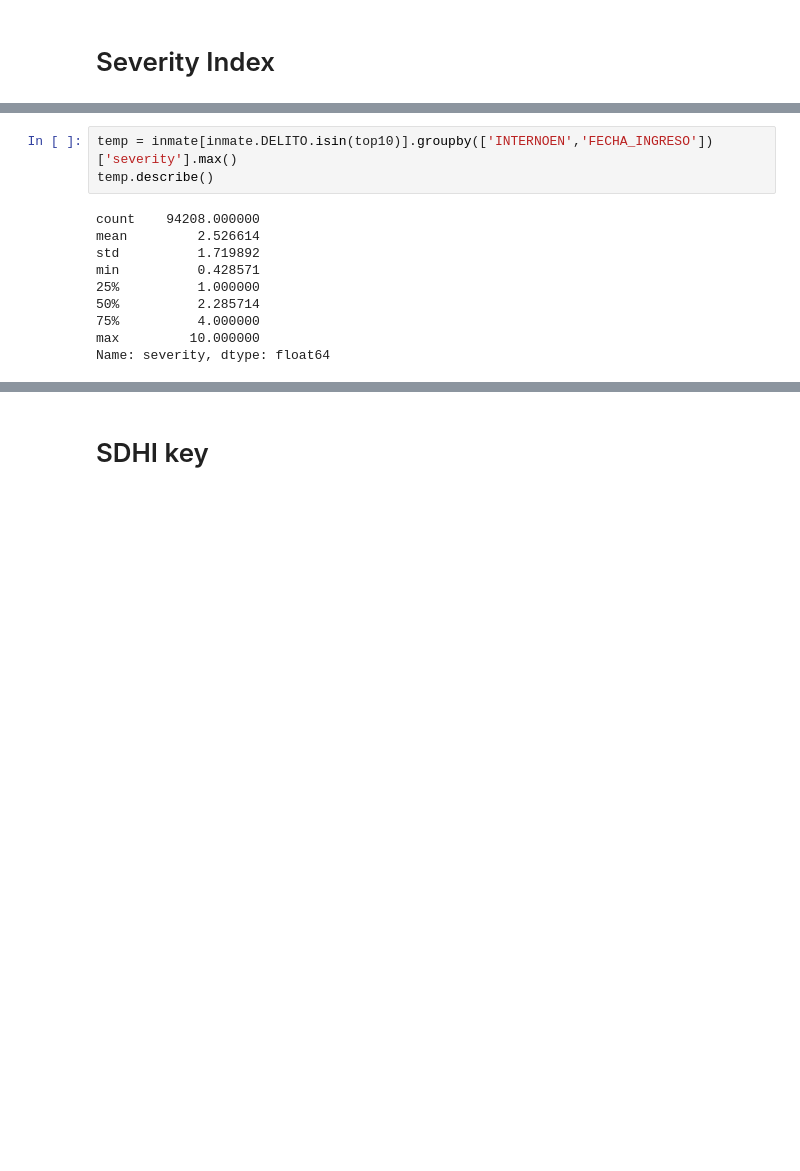
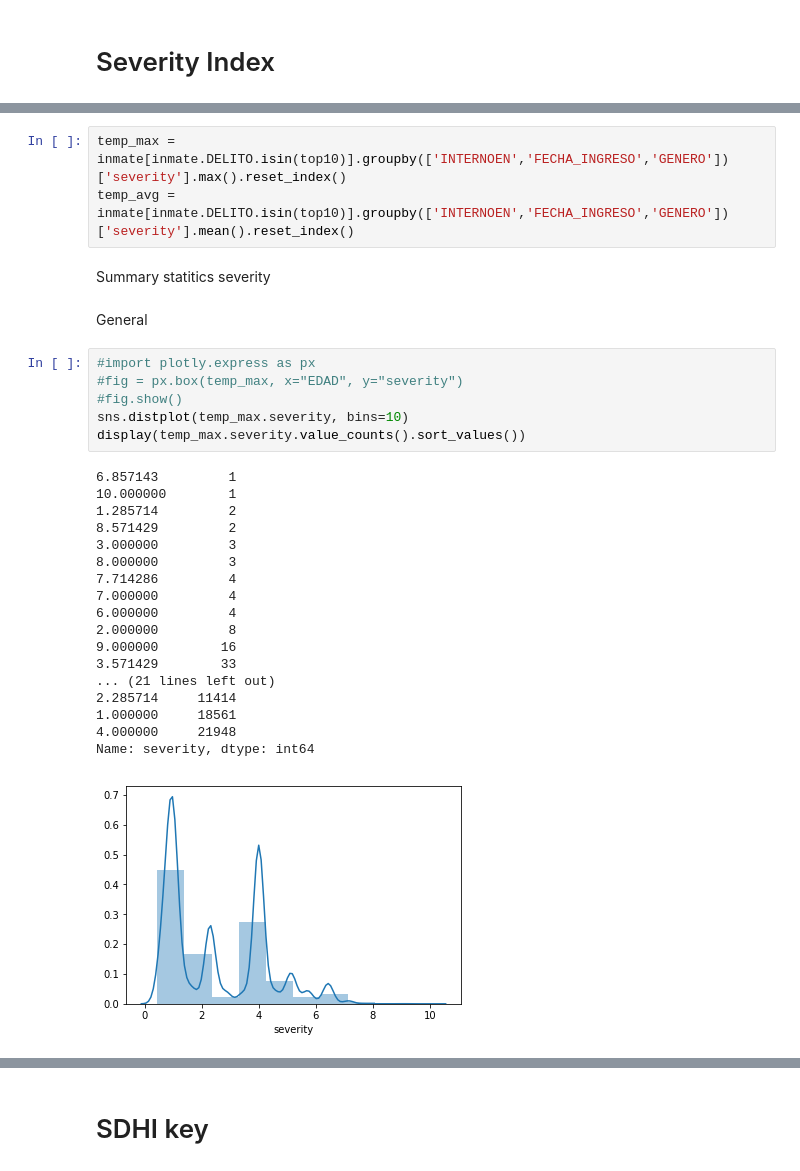
Before and after one commit to dehoyosb/MinJusticia_team77_DS4A_Project, a Jupyter notebook: Severity_SDHI.ipynb, the cells around one changed output, grey strips where cells are left out. Cells and saved outputs as stored; diff of their text form; blank space fills up the shorter version.

```diff
--- a/Severity_SDHI.ipynb
+++ b/Severity_SDHI.ipynb
@@ -107,13 +79,32 @@ display(inmate)
 # %%
-temp = inmate[inmate.DELITO.isin(top10)].groupby(['INTERNOEN','FECHA_INGRESO'])['severity'].max()
-temp.describe()
+temp_max = inmate[inmate.DELITO.isin(top10)].groupby(['INTERNOEN','FECHA_INGRESO','GENERO'])['severity'].max().reset_index()
+temp_avg = inmate[inmate.DELITO.isin(top10)].groupby(['INTERNOEN','FECHA_INGRESO','GENERO'])['severity'].mean().reset_index()
-# %% [output]
-count    94208.000000
-mean         2.526614
-std          1.719892
-min          0.428571
-25%          1.000000
-50%          2.285714
-75%          4.000000
-max         10.000000
-Name: severity, dtype: float64
+# %% [markdown]
+Summary statitics severity
+# %% [markdown]
+ General
+# %%
+#import plotly.express as px
+#fig = px.box(temp_max, x="EDAD", y="severity")
+#fig.show()
+sns.distplot(temp_max.severity, bins=10)
+display(temp_max.severity.value_counts().sort_values())
+# %% [output]
+6.857143         1
+10.000000        1
+1.285714         2
+8.571429         2
+3.000000         3
+8.000000         3
+7.714286         4
+7.000000         4
+6.000000         4
+2.000000         8
+9.000000        16
+3.571429        33
+... (21 lines left out)
+2.285714     11414
+1.000000     18561
+4.000000     21948
+Name: severity, dtype: int64
+[figure, added]
```
Also changed, not shown: parts of 3 cells of this notebook, 1 other file.
